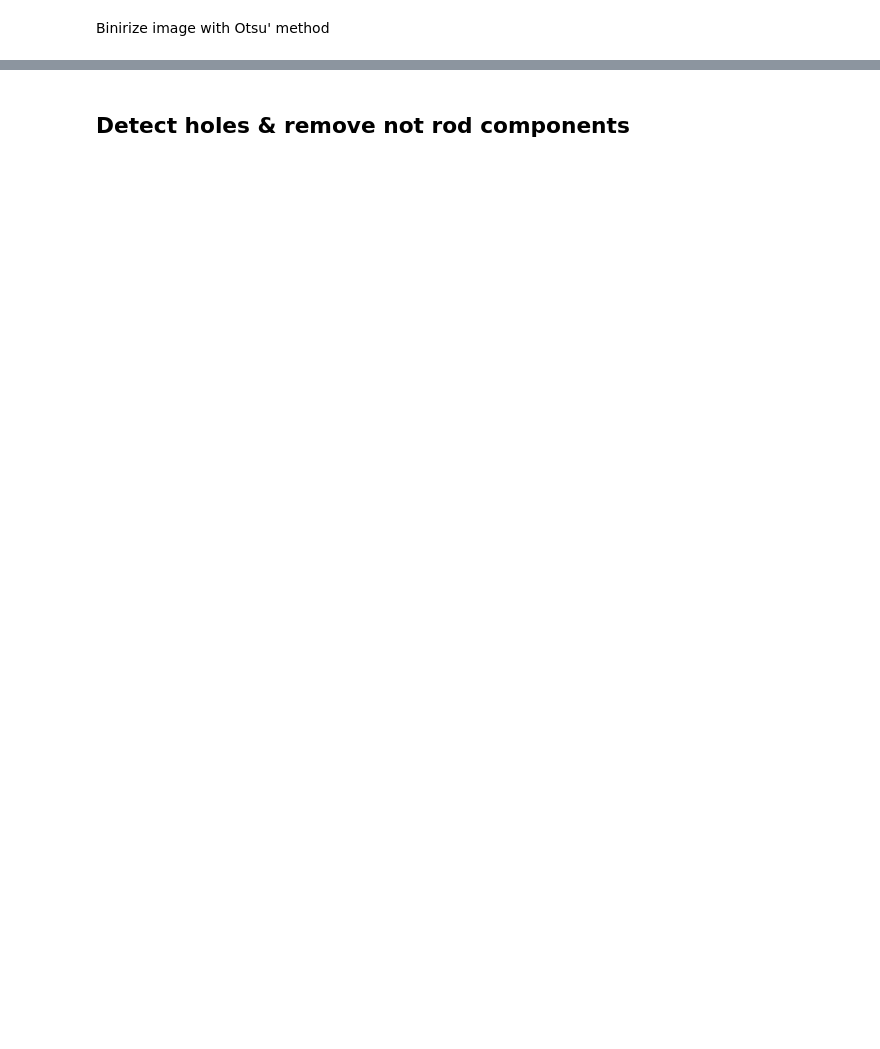
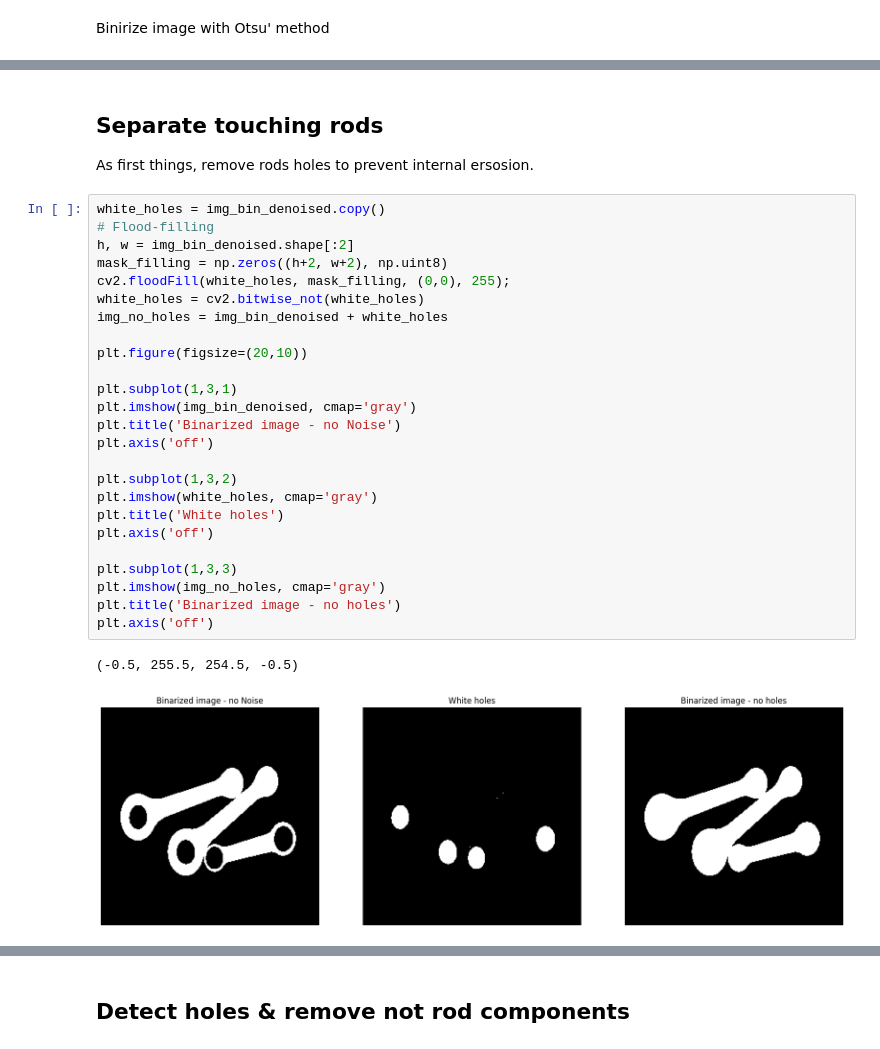
Before and after one commit to matteoperiani2/rod_analysis, a Jupyter notebook: project.ipynb, the cells around one changed output, grey strips where cells are left out. Drawn from its saved outputs; the diff is of its cells as text; blank space fills up the shorter version.

```diff
--- a/project.ipynb
+++ b/project.ipynb
@@ -38,0 +81,31 @@ plt.show()
+# %% [markdown]
+## Separate touching rods
+As first things, remove rods holes to prevent internal ersosion.
+# %%
+white_holes = img_bin_denoised.copy()
+# Flood-filling
+h, w = img_bin_denoised.shape[:2]
+mask_filling = np.zeros((h+2, w+2), np.uint8)
+cv2.floodFill(white_holes, mask_filling, (0,0), 255);
+white_holes = cv2.bitwise_not(white_holes)
+img_no_holes = img_bin_denoised + white_holes
+
+plt.figure(figsize=(20,10))
+
+plt.subplot(1,3,1)
+plt.imshow(img_bin_denoised, cmap='gray')
+plt.title('Binarized image - no Noise')
+plt.axis('off')
+
+plt.subplot(1,3,2)
+plt.imshow(white_holes, cmap='gray')
+plt.title('White holes')
+plt.axis('off')
+
+plt.subplot(1,3,3)
+plt.imshow(img_no_holes, cmap='gray')
+plt.title('Binarized image - no holes')
+plt.axis('off')
+# %% [output]
+(-0.5, 255.5, 254.5, -0.5)
+[figure, added]
```
Also changed, not shown: parts of 23 cells of this notebook.
